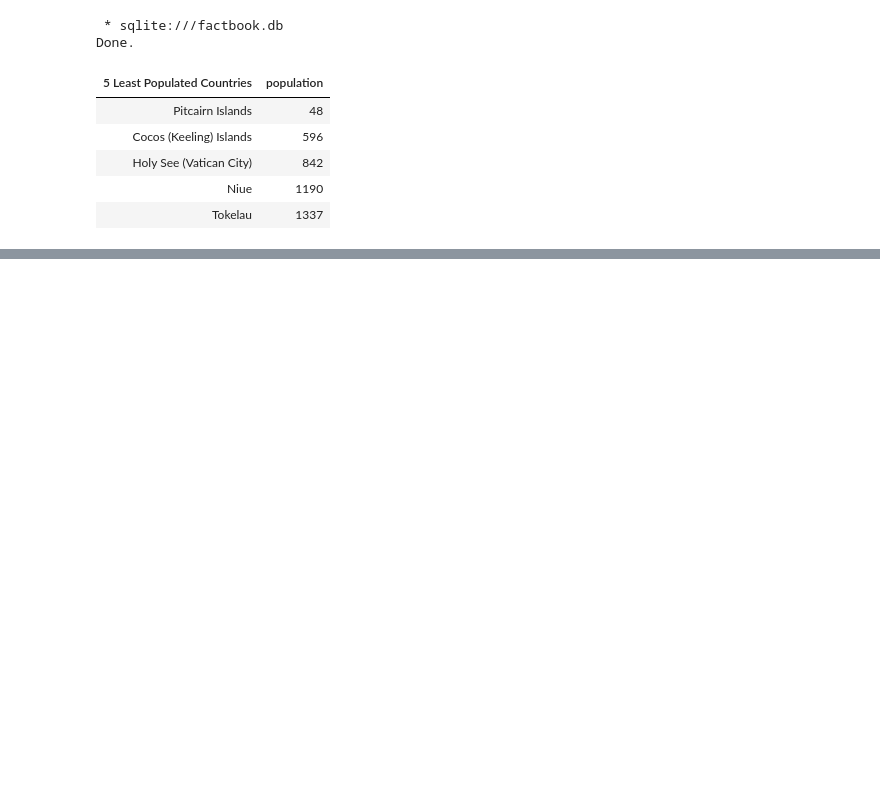
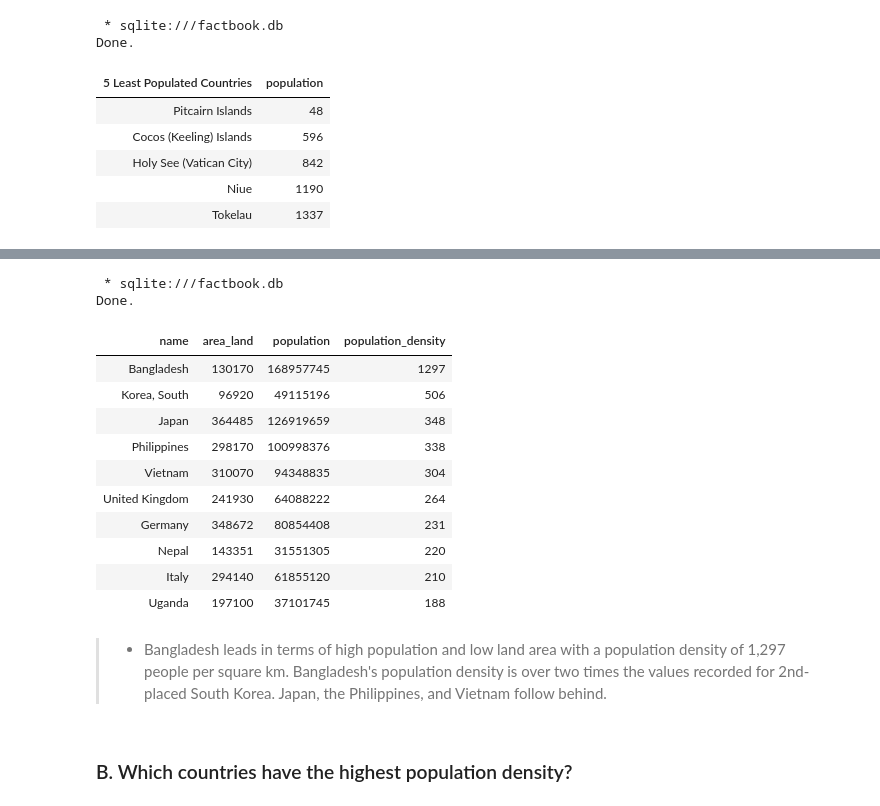
Before and after one commit to Lippins/CIA_factbook_data_analysis, a Jupyter notebook: notebook.ipynb, the cells around one changed output, grey strips where cells are left out. Cells and saved outputs as stored; diff of their text form; code cells hidden in the pictures; blank space fills up the shorter version.

```diff
--- a/notebook.ipynb
+++ b/notebook.ipynb
@@ -250,0 +326,45 @@ Asides from the Holy See, the universal government of the Catholic Church that o
+# %%
+%%sql
+-- Identify countries with zero or missing population/land area
+WITH t1 AS (SELECT name
+              FROM facts
+             WHERE population = 0
+                 OR population IS NULL
+                 OR area_land = 0
+                 OR area_land IS NULL
+           ),
+
+-- Calculate population density for countries without missing data
+     t2 AS (SELECT name, area_land, population,
+                   CAST(
+                        CAST(population AS Float) /
+                          CAST(area_land AS Float)
+                      AS Integer) AS population_density
+              FROM facts
+             WHERE name NOT IN t1)
+
+-- Isolate countries with high population and low land area
+SELECT *
+  FROM t2
+ WHERE area_land < (SELECT AVG(area_land) FROM t2)
+     AND population > (SELECT AVG(population) FROM t2)
+ ORDER BY population_density DESC
+ LIMIT 10;
+# %% [output]
+ * sqlite:///factbook.db
+Done.
+| name | area_land | population | population_density |
+| Bangladesh | 130170 | 168957745 | 1297 |
+| Korea, South | 96920 | 49115196 | 506 |
+| Japan | 364485 | 126919659 | 348 |
+| Philippines | 298170 | 100998376 | 338 |
+| Vietnam | 310070 | 94348835 | 304 |
+| United Kingdom | 241930 | 64088222 | 264 |
+| Germany | 348672 | 80854408 | 231 |
+| Nepal | 143351 | 31551305 | 220 |
+| Italy | 294140 | 61855120 | 210 |
+| Uganda | 197100 | 37101745 | 188 |
+# %% [markdown]
+>- Bangladesh leads in terms of high population and low land area with a population density of 1,297 people per square km. Bangladesh's population density is over two times the values recorded for 2nd-placed South Korea. Japan, the Philippines, and Vietnam follow behind.
+# %% [markdown]
+### B. Which countries have the highest population density?
```
Also changed, not shown: parts of 7 cells of this notebook.
